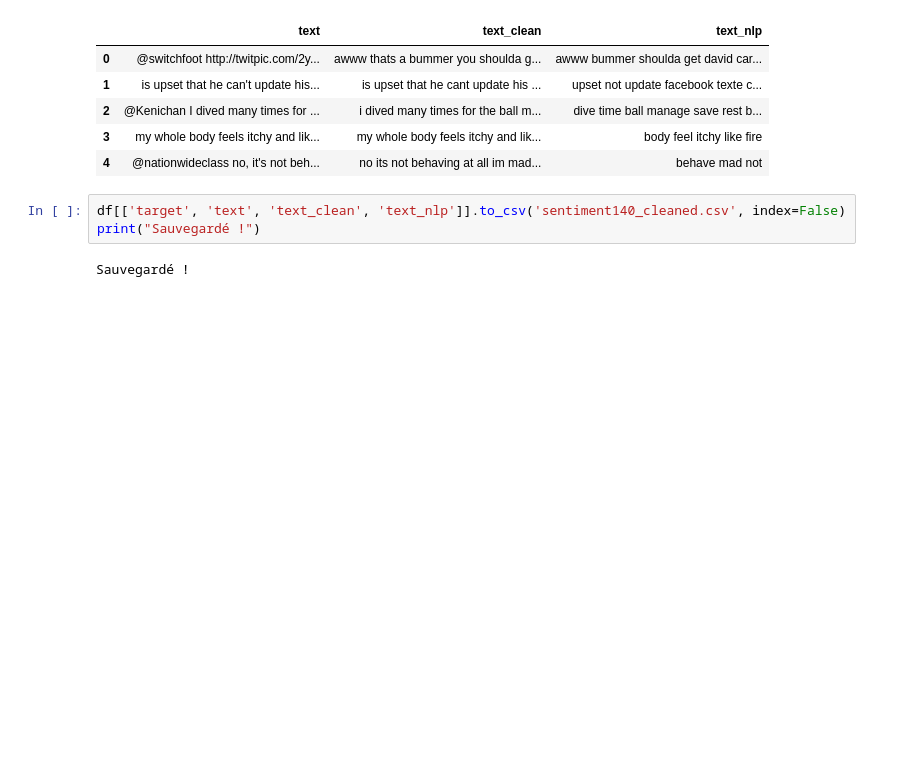
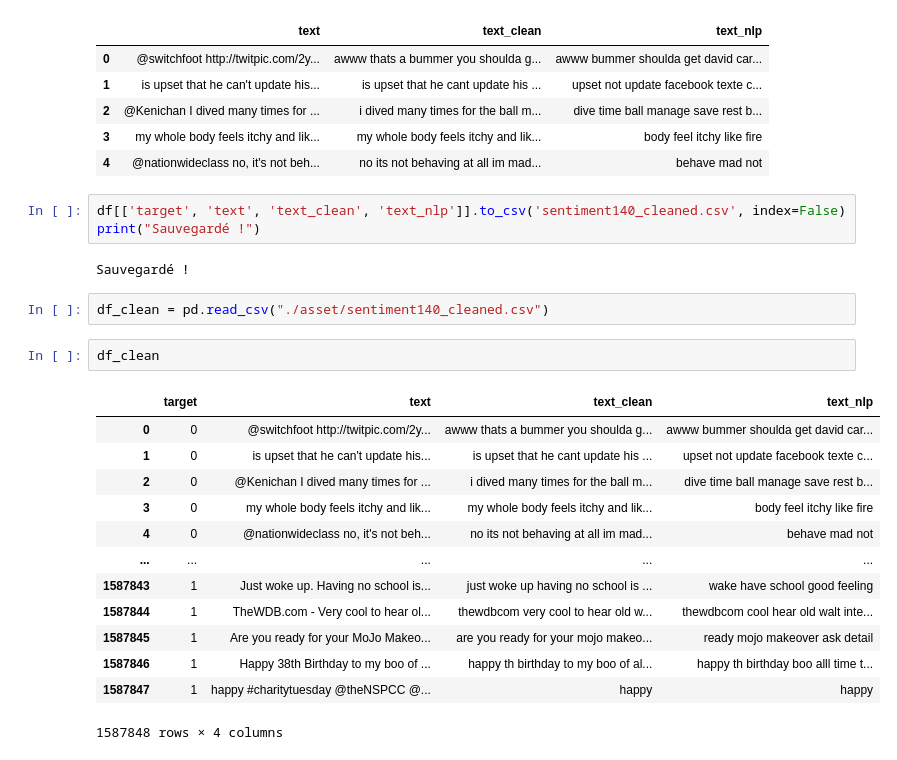
Before and after one commit to TomWilkRavoux/DeepLearning, a Jupyter notebook: Traitement.ipynb, the cells around one changed output. Cells and saved outputs as stored; diff of their text form; blank space fills up the shorter version.

Commit message:
save model

```diff
--- a/Traitement.ipynb
+++ b/Traitement.ipynb
@@ -219,3 +222,21 @@ df[['target', 'text', 'text_clean', 'text_nlp']].to_csv('sentiment140_cleaned.cs
 print("Sauvegardé !")
 # %% [output]
 Sauvegardé !
+# %%
+df_clean = pd.read_csv("./asset/sentiment140_cleaned.csv")
+# %%
+df_clean
+# %% [output]
+|  | target | text | text_clean | text_nlp |
+| 0 | 0 | @switchfoot http://twitpic.com/2y... | awww thats a bummer you shoulda g... | awww bummer shoulda get david car... |
+| 1 | 0 | is upset that he can't update his... | is upset that he cant update his ... | upset not update facebook texte c... |
+| 2 | 0 | @Kenichan I dived many times for ... | i dived many times for the ball m... | dive time ball manage save rest b... |
+| 3 | 0 | my whole body feels itchy and lik... | my whole body feels itchy and lik... | body feel itchy like fire |
+| 4 | 0 | @nationwideclass no, it's not beh... | no its not behaving at all im mad... | behave mad not |
+| ... | ... | ... | ... | ... |
+| 1587843 | 1 | Just woke up. Having no school is... | just woke up having no school is ... | wake have school good feeling |
+| 1587844 | 1 | TheWDB.com - Very cool to hear ol... | thewdbcom very cool to hear old w... | thewdbcom cool hear old walt inte... |
+| 1587845 | 1 | Are you ready for your MoJo Makeo... | are you ready for your mojo makeo... | ready mojo makeover ask detail |
+| 1587846 | 1 | Happy 38th Birthday to my boo of ... | happy th birthday to my boo of al... | happy th birthday boo alll time t... |
+| 1587847 | 1 | happy #charitytuesday @theNSPCC @... | happy | happy |
+1587848 rows × 4 columns
```
Also changed, not shown: parts of 22 cells of this notebook, 3 other files.
